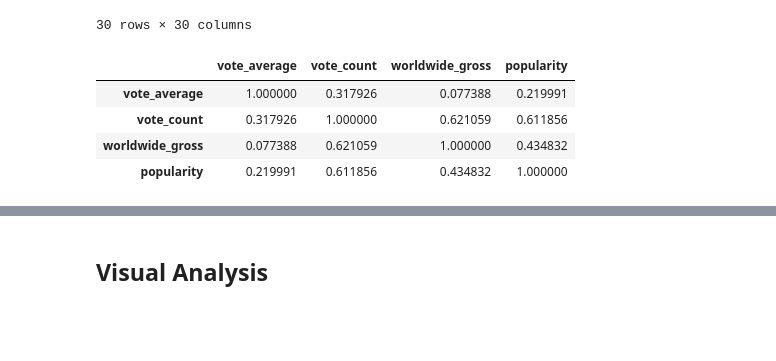
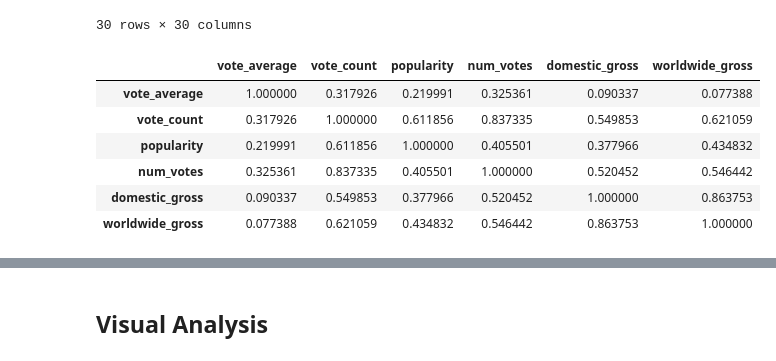
Before and after one commit to e-mackoy/film-analytics, a Jupyter notebook: code/eda.ipynb, the cells around one changed output, grey strips where cells are left out. Saved outputs shown, nothing was run; the diff lists cells and outputs as text; code cells hidden in the pictures; blank space fills up the shorter version.

```diff
--- a/code/eda.ipynb
+++ b/code/eda.ipynb
@@ -97,11 +128,13 @@ corr
 30 rows × 30 columns
 # %%
 # Calculate the correlation matrix for selected columns
-corr_matrix = df_cleaned[['vote_average', 'vote_count', 'worldwide_gross', 'popularity']].corr()
+corr_matrix = df_cleaned[['vote_average', 'vote_count',  'popularity', 'num_votes', 'domestic_gross', 'worldwide_gross']].corr()
 corr_matrix
 # %% [output]
-|  | vote_average | vote_count | worldwide_gross | popularity |
-| vote_average | 1.000000 | 0.317926 | 0.077388 | 0.219991 |
-| vote_count | 0.317926 | 1.000000 | 0.621059 | 0.611856 |
-| worldwide_gross | 0.077388 | 0.621059 | 1.000000 | 0.434832 |
-| popularity | 0.219991 | 0.611856 | 0.434832 | 1.000000 |
+|  | vote_average | vote_count | popularity | num_votes | domestic_gross | worldwide_gross |
+| vote_average | 1.000000 | 0.317926 | 0.219991 | 0.325361 | 0.090337 | 0.077388 |
+| vote_count | 0.317926 | 1.000000 | 0.611856 | 0.837335 | 0.549853 | 0.621059 |
+| popularity | 0.219991 | 0.611856 | 1.000000 | 0.405501 | 0.377966 | 0.434832 |
+| num_votes | 0.325361 | 0.837335 | 0.405501 | 1.000000 | 0.520452 | 0.546442 |
+| domestic_gross | 0.090337 | 0.549853 | 0.377966 | 0.520452 | 1.000000 | 0.863753 |
+| worldwide_gross | 0.077388 | 0.621059 | 0.434832 | 0.546442 | 0.863753 | 1.000000 |
```
Also changed, not shown: parts of 11 cells of this notebook, 1 other file.
